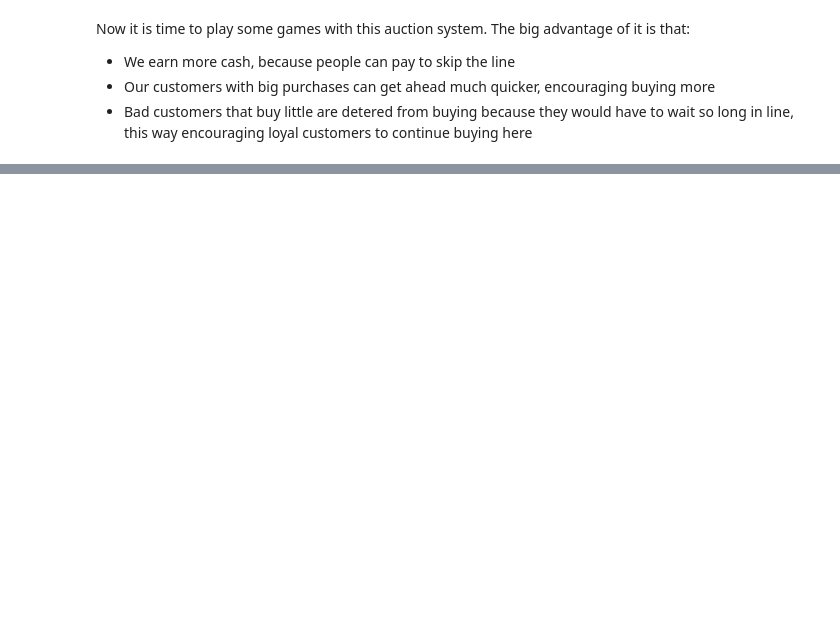
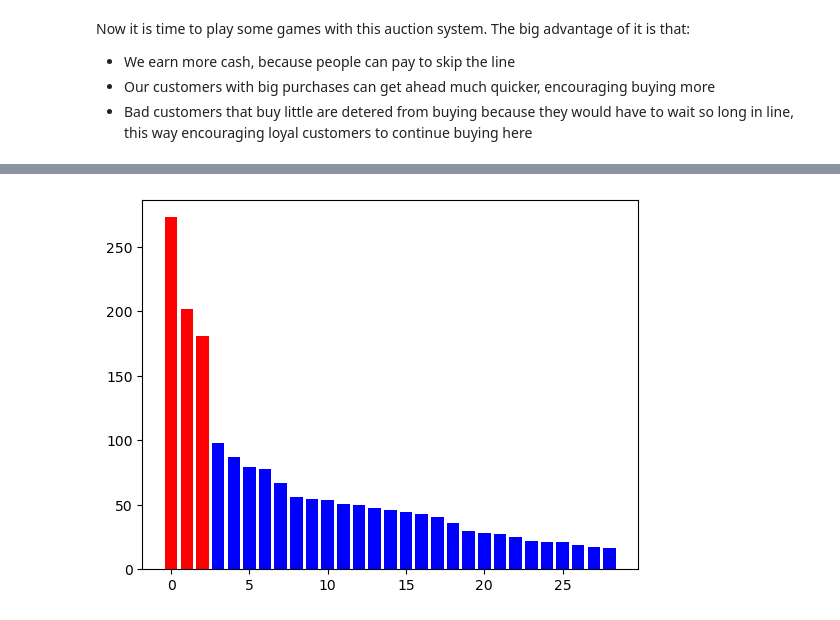
Before and after one commit to Taylan161/Speed-Sheduling, a Jupyter notebook: Notes.ipynb, the cells around one changed output, grey strips where cells are left out. Saved outputs shown, nothing was run; the diff lists cells and outputs as text; code cells hidden in the pictures; blank space fills up the shorter version.

```diff
--- a/Notes.ipynb
+++ b/Notes.ipynb
@@ -249,0 +138,98 @@ print(hold)
+# %%
+import pandas as pd
+import numpy.random as rnd
+import matplotlib.pyplot as plt
+
+
+
+#significant variables that can be manipulated
+size_line = 100
+bonus = 5
+big_buyers = 0.1
+patience = 1200
+
+
+#money spent per purchase
+big_purchase = 150
+small_purchase = 25
+#small things take more time for less gains, reason:constant time actions
+
+
+
+
+
+
+#queue generator
+# smaller than big = big purchase
+line = [rnd.random() for x in range(size_line)]
+
+#loyalty formula, random number from 0-10 is inserted, outputs number range 0-100
+loy = [ ((rnd.random()*10)**6)/(10**4) for x in range (len(line)) ]
+
+
+
+#average loyalty determination
+average_loy = sum(loy)/size_line
+
+#adding the auction earnings
+cash_earned = sum(loy)
+
+
+
+
+
+#calculating the points for the auction, big purchasers get a bonus
+auction=[]
+
+for x in range( len(line) ):
+
+    if line[x] > big_buyers:
+
+        auction.append([ loy[x] , "blue"])
+
+
+    else:
+
+        auction.append([ loy[x] * bonus , "red"])
+
+
+
+#big points first
+auction = sorted(auction,reverse= True)
+
+
+#calculating waittime
+wait=[0]
+
+for x in range(1, len(line) ):
+
+    #customers just leave if they dont want to wait
+    if wait[x-1] + 30 > patience:
+        break
+
+
+
+    if auction[x-1][1] == "blue":
+
+        wait.append(wait[x-1] + 30)
+
+
+        #adding the amount of cash earned per purchase
+        cash_earned += small_purchase
+
+    else:
+
+        wait.append(wait[x-1] + 150)
+
+        cash_earned += big_purchase
+
+
+
+
+
+hold = pd.DataFrame(auction)
+
+
+#a plot as long as wait to show real
+plt.bar(x = range(len(wait)), height = hold[0][0:len(wait)], color = hold[1],)
+# %% [output]
@@ -250 +237,2 @@ print(hold)
+[figure, added]
 # %% [markdown]
```
Also changed, not shown: parts of 4 cells of this notebook.
